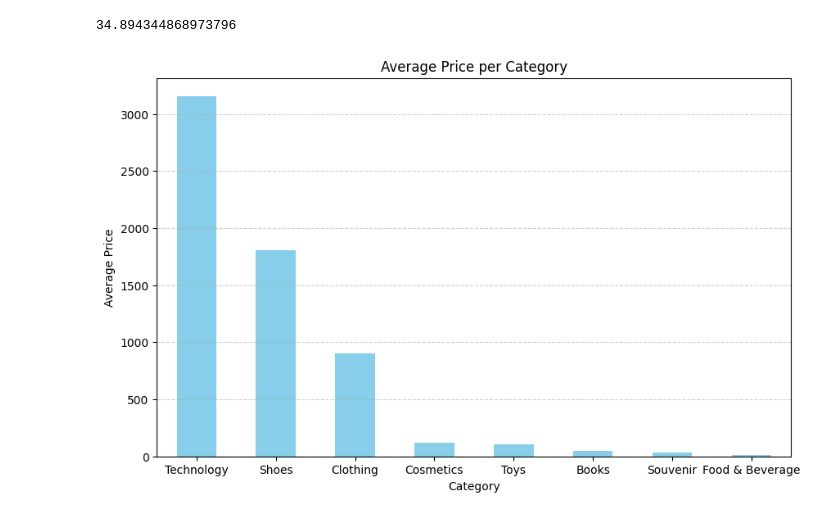
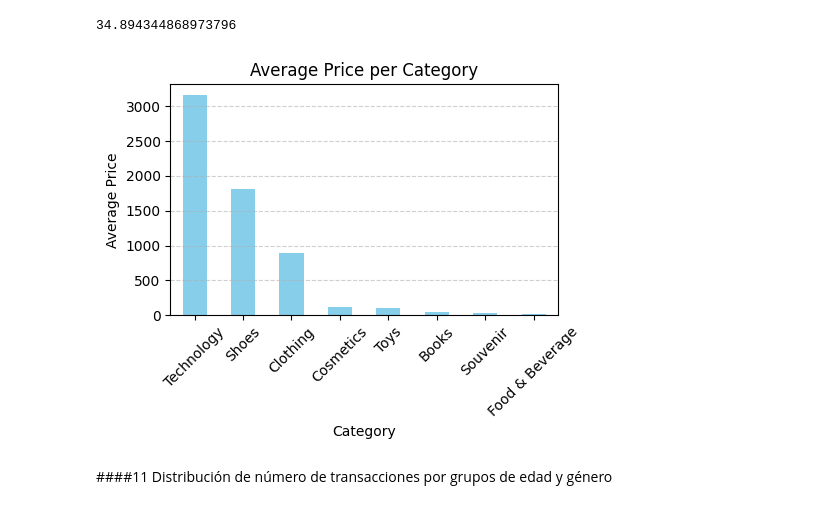
Before and after one commit to CarmenRosillo/retail-analisis, a Jupyter notebook: retail.ipynb, the cells around one changed output. Saved outputs shown, nothing was run; the diff lists cells and outputs as text; code cells hidden in the pictures.

```diff
--- a/retail.ipynb
+++ b/retail.ipynb
@@ -684,13 +686,15 @@ print(average_price)
 34.894344868973796
 # %%
 # Create a bar chart
-plt.figure(figsize=(10, 6))
+plt.figure(figsize=(5, 3))
 average_price_per_category.plot(kind='bar', color='skyblue')
 plt.title("Average Price per Category")
 plt.xlabel("Category")
 plt.ylabel("Average Price")
-plt.xticks(rotation=0)  # Rotate x-axis labels for better readability
+plt.xticks(rotation=45)  # Rotate x-axis labels for better readability
 plt.grid(axis='y', linestyle='--', alpha=0.6)
 plt.show()
 # %% [output]
-[figure, old version]
+[figure, new version]
+# %% [markdown]
+####11 Distribución de número de transacciones por grupos de edad y género
```
Also changed, not shown: parts of 7 cells of this notebook.
